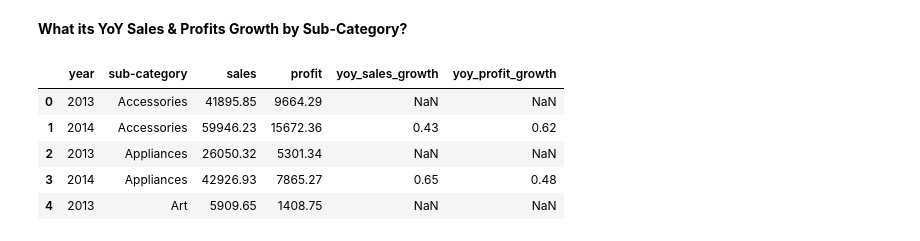
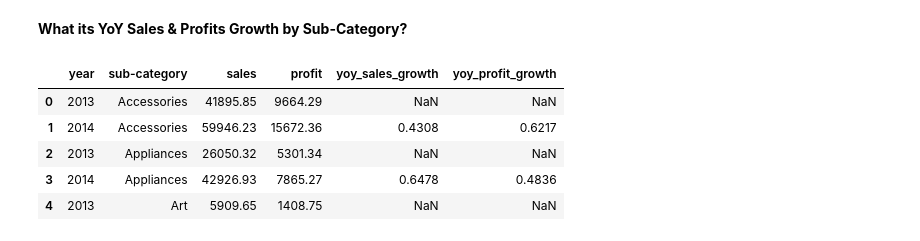
Before and after one commit to annugit1655/Global-Superstore-Project, a Jupyter notebook: notebooks/order-return-US-sales-analysis.ipynb, the cells around one changed output. Saved outputs shown, nothing was run; the diff lists cells and outputs as text; code cells hidden in the pictures.

Commit message:
'sales_profit_growth'

```diff
--- a/notebooks/order-return-US-sales-analysis.ipynb
+++ b/notebooks/order-return-US-sales-analysis.ipynb
@@ -2377,24 +2377,24 @@ plt.show()
 # %%
 sub_yoy_df = (
     us_merged_df[us_merged_df['year'].isin([latest_year-1, latest_year])].groupby(['year', 'sub-category'], as_index=False)
     .agg({
         'sales' : 'sum',
         'profit' : 'sum'
     })
     .round(2)
     .sort_values(['sub-category', 'year'])
     .reset_index(drop=True)
 )
 
 # Compute YoY sales and profit growth
-sub_yoy_df['yoy_sales_growth'] = sub_yoy_df.groupby(['sub-category'])['sales'].pct_change().round(2)
-sub_yoy_df['yoy_profit_growth'] = sub_yoy_df.groupby(['sub-category'])['profit'].pct_change().round(2)
+sub_yoy_df['yoy_sales_growth'] = sub_yoy_df.groupby(['sub-category'])['sales'].pct_change().round(4)
+sub_yoy_df['yoy_profit_growth'] = sub_yoy_df.groupby(['sub-category'])['profit'].pct_change().round(4)
 
 display(sub_yoy_df.head())
 # %% [output]
 |  | year | sub-category | sales | profit | yoy_sales_growth | yoy_profit_growth |
 | 0 | 2013 | Accessories | 41895.85 | 9664.29 | NaN | NaN |
-| 1 | 2014 | Accessories | 59946.23 | 15672.36 | 0.43 | 0.62 |
+| 1 | 2014 | Accessories | 59946.23 | 15672.36 | 0.4308 | 0.6217 |
 | 2 | 2013 | Appliances | 26050.32 | 5301.34 | NaN | NaN |
-| 3 | 2014 | Appliances | 42926.93 | 7865.27 | 0.65 | 0.48 |
+| 3 | 2014 | Appliances | 42926.93 | 7865.27 | 0.6478 | 0.4836 |
 | 4 | 2013 | Art | 5909.65 | 1408.75 | NaN | NaN |
```
Also changed, not shown: parts of 5 cells of this notebook.
